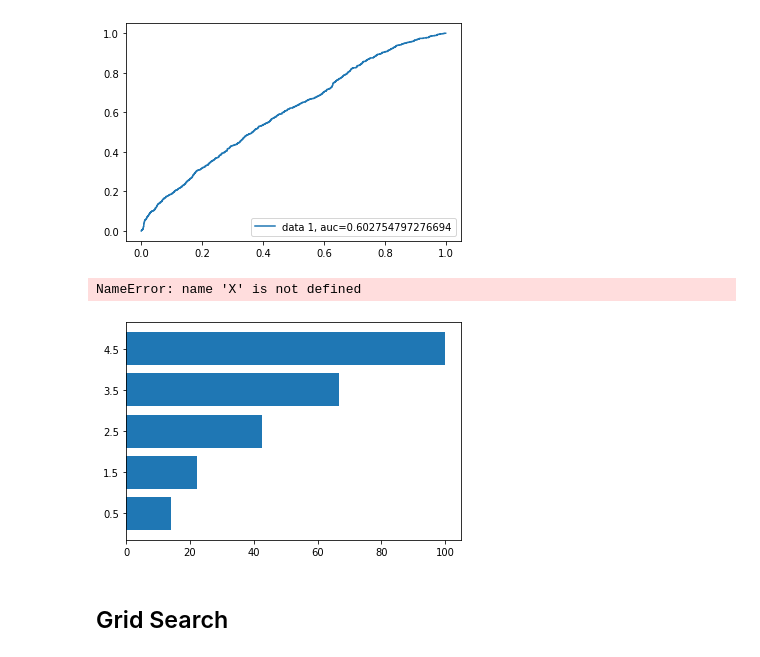
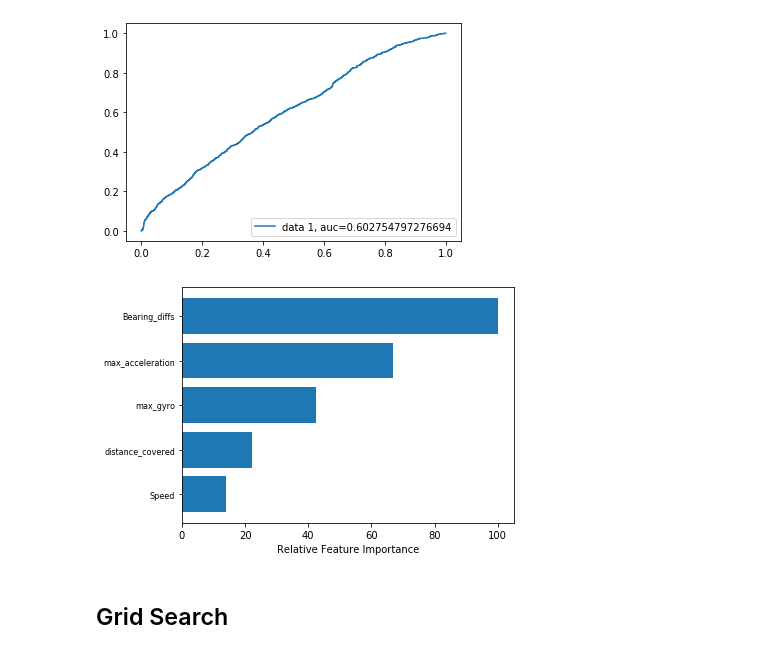
Before and after one commit to jtsw1990/grab-ai-safety, a Jupyter notebook: 3. Safety Challenge - Model.ipynb, the cells around one changed output. Saved outputs shown, nothing was run; the diff lists cells and outputs as text; code cells hidden in the pictures.

```diff
--- a/3. Safety Challenge - Model.ipynb
+++ b/3. Safety Challenge - Model.ipynb
@@ -69,20 +69,19 @@ plt.show()
 # %%
 feature_importance = abs(clf.coef_[0])
 feature_importance = 100.0 * (feature_importance / feature_importance.max())
 sorted_idx = np.argsort(feature_importance)
 pos = np.arange(sorted_idx.shape[0]) + .5
 
 featfig = plt.figure()
 featax = featfig.add_subplot(1, 1, 1)
 featax.barh(pos, feature_importance[sorted_idx], align='center')
 featax.set_yticks(pos)
-featax.set_yticklabels(np.array(X.columns)[sorted_idx], fontsize=8)
+featax.set_yticklabels(np.array(features.columns)[sorted_idx], fontsize=8)
 featax.set_xlabel('Relative Feature Importance')
 
 plt.tight_layout()
 plt.show()
 # %% [output]
-NameError: name 'X' is not defined
-[figure, old version]
+[figure, new version]
 # %% [markdown]
 ## Grid Search
```
Also changed, not shown: 1 other file.
